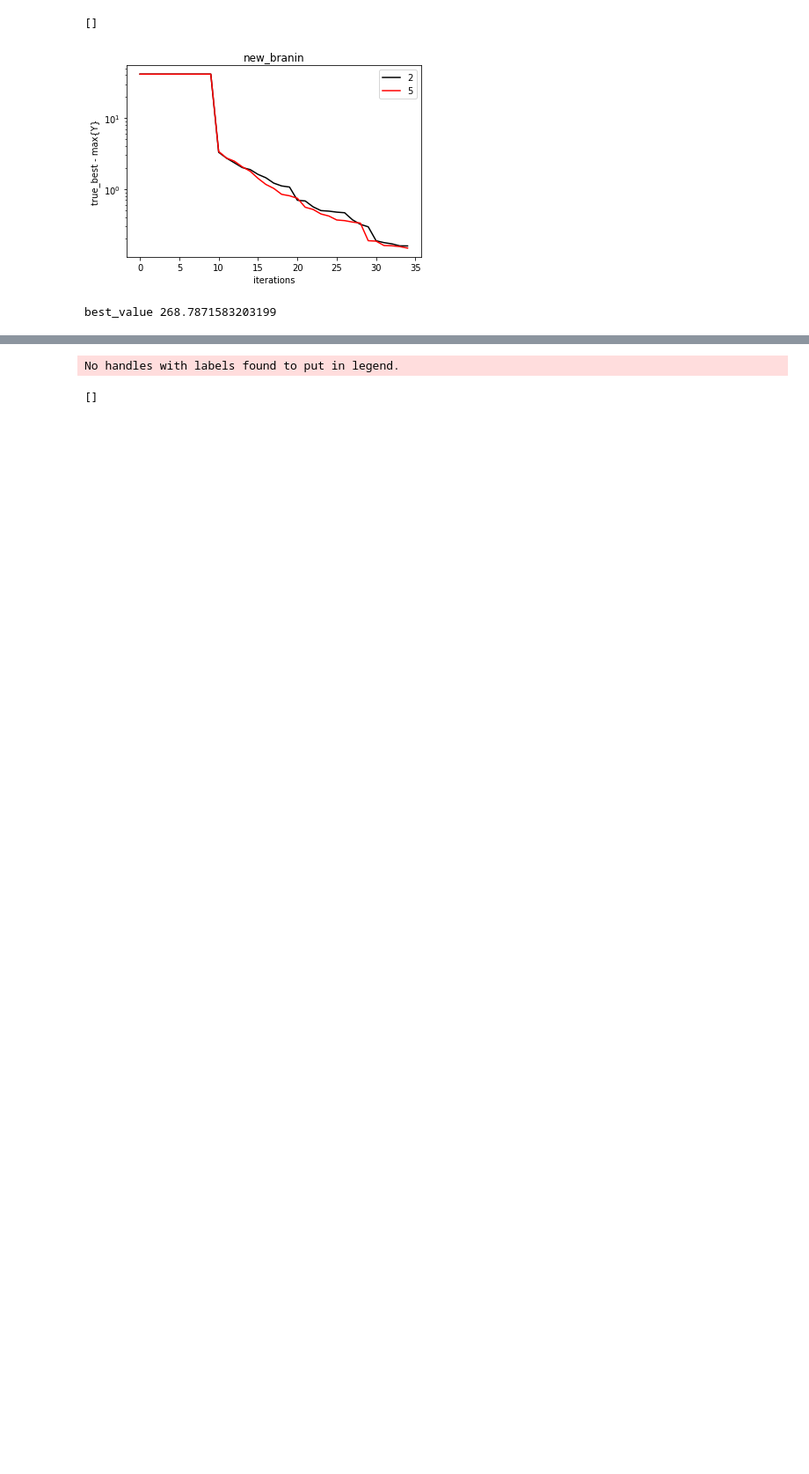
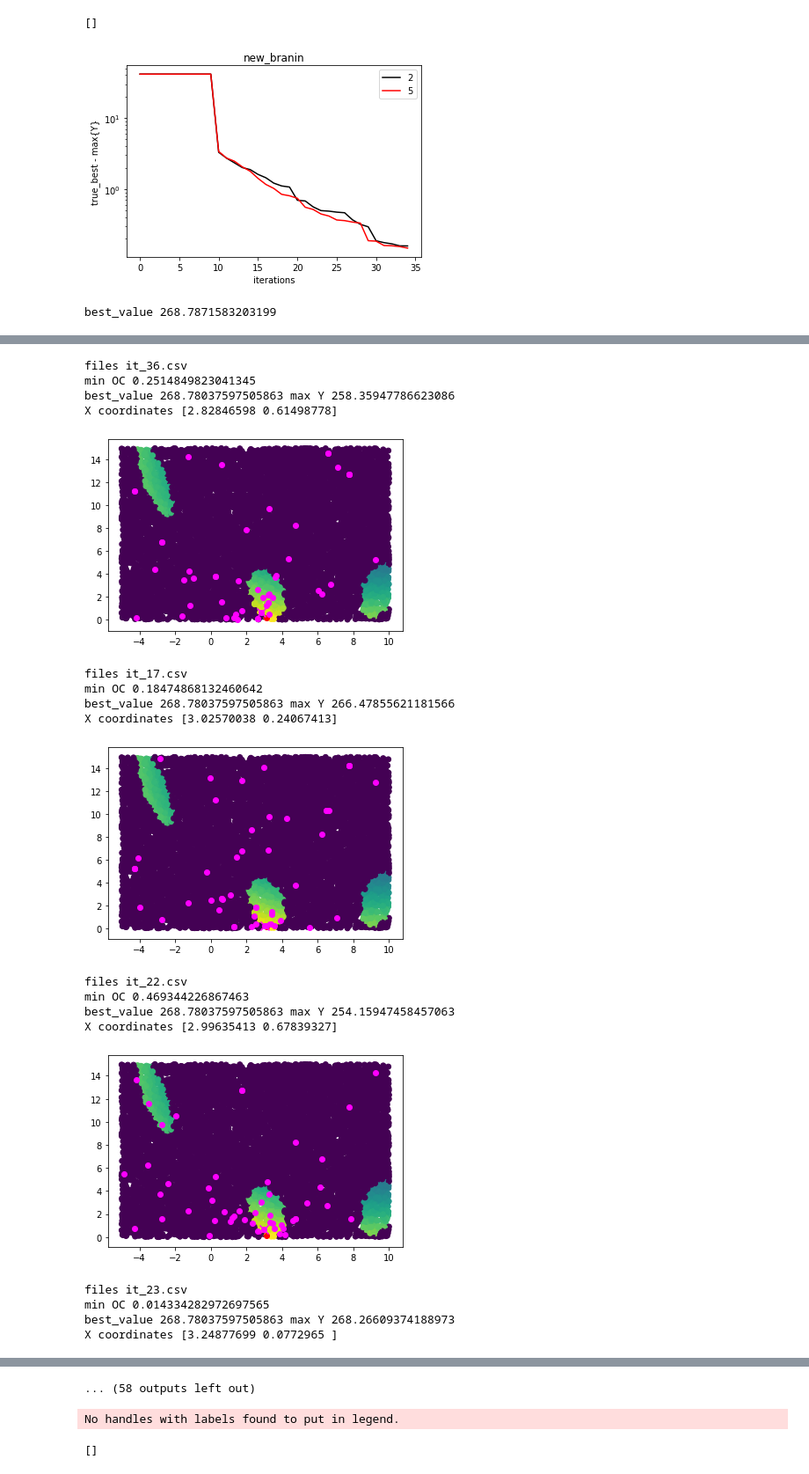
Before and after one commit to JuanUngredda/Constrained-KG, a Jupyter notebook: core/acquisition/RESULTS/Untitled.ipynb, the cells around one changed output, grey strips where cells are left out. Shown at 88% size. Drawn from its saved outputs; the diff is of its cells as text; code cells hidden in the pictures; blank space fills up the shorter version.

```diff
--- a/core/acquisition/RESULTS/Untitled.ipynb
+++ b/core/acquisition/RESULTS/Untitled.ipynb
@@ -365 +374,53 @@ X coordinates [2.87424954 0.6670575 ]
 ... (58 outputs left out)
+# %%
+# X = np.random.random((10000,2))*(np.array([[10,15]])-np.array([[-5,0]])) + np.array([[-5,0]])
+# new_brannin_f = new_brannin(sd=1e-6)
+Y = new_brannin_f.f(X)
+C = new_brannin_f.c(X)
+cmap = (Y*(C<0)).reshape(-1)
+best_design  = X[np.argmax(cmap)]
+
+path = "/home/juan/Documents/PhD/GitHub_Reps/Constrained-KG/core/acquisition/RESULTS/new_branin_improved_search/"
+files = os.listdir(path)
+
+results_1 =[]
+for i in range(len(files)):
+    print("files", files[i])
+    data = pd.read_csv(path+files[i])
+    cum_val = []
+    for i in range(data.values.shape[0]):
+        cum_val.append(np.max(data["Opportunity_cost"].values[:i+1]))
+    results_1.append(best_value - np.array(cum_val).reshape(-1))
+
+    print("min OC", np.min(best_value - np.array(cum_val).reshape(-1)))
+    print("best_value",best_value, "max Y", np.max(data["Y"].values*data["C_bool"].values))
+    print("X coordinates",np.array([data["X1"][np.argmax(data["Y"].values*data["C_bool"].values)],data["X2"][np.argmax(data["Y"].values*data["C_bool"].values)]]))
+    plt.scatter(X[:,0],X[:,1], c=cmap)
+    plt.scatter(best_design[0],best_design[1], color="red")
+    plt.scatter(data["X1"].values, data["X2"].values, color="magenta")
+    plt.scatter(data["X1"][np.argmax(data["Y"].values*data["C_bool"].values)],data["X2"][np.argmax(data["Y"].values*data["C_bool"].values)], color="magenta", marker="x",s=100 )
+    plt.show()
+
+mean_new_branin_improved_search = np.mean(results_1,axis=0)
+std_values = np.std(results_1,axis=0)
+MSE_new_branin_improved_search = 1.95*std_values/np.sqrt(len(files))
+# %% [output]
+files it_36.csv
+min OC 0.2514849823041345
+best_value 268.78037597505863 max Y 258.35947786623086
+X coordinates [2.82846598 0.61498778]
+[figure, added]
+files it_17.csv
+min OC 0.18474868132460642
+best_value 268.78037597505863 max Y 266.47855621181566
+X coordinates [3.02570038 0.24067413]
+[figure, added]
+files it_22.csv
+min OC 0.469344226867463
+best_value 268.78037597505863 max Y 254.15947458457063
+X coordinates [2.99635413 0.67839327]
+[figure, added]
+files it_23.csv
+min OC 0.014334282972697565
+best_value 268.78037597505863 max Y 268.26609374188973
+X coordinates [3.24877699 0.0772965 ]
@@ -366,3 +438,4 @@ X coordinates [2.87424954 0.6670575 ]
+... (58 outputs left out)
 # %%
 plt.plot(MSE_branin[10:], color="orange")
 
```
Also changed, not shown: parts of 8 cells of this notebook, 37 other files.
